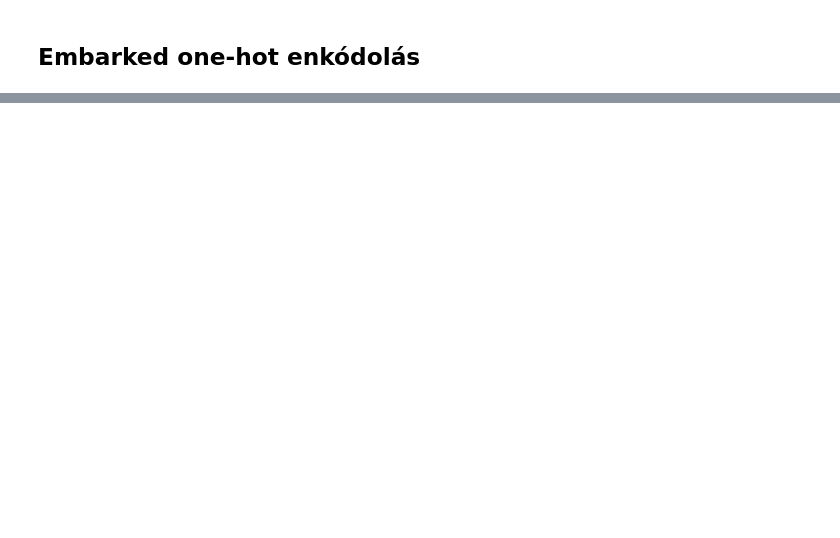
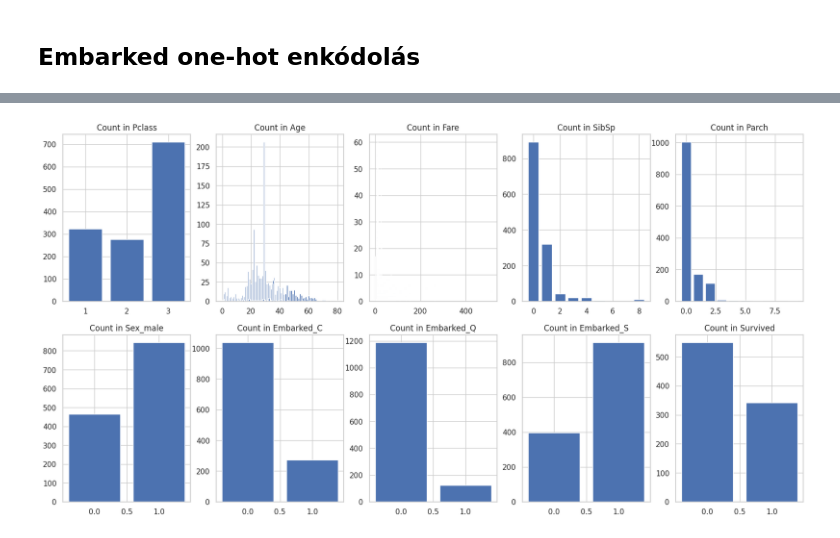
Before and after one commit to Taurusz1/Halado_Adatelemzes, a Jupyter notebook: Halado_Adatelemzes_HF.ipynb, the cells around one changed output, grey strips where cells are left out. Saved outputs shown, nothing was run; the diff lists cells and outputs as text; code cells hidden in the pictures; blank space fills up the shorter version.

Commit message:
updated with visualization

```diff
--- a/Halado_Adatelemzes_HF.ipynb
+++ b/Halado_Adatelemzes_HF.ipynb
@@ -305,0 +360,18 @@ train_df[x_cols + y_cols].corr()
+# %%
+from matplotlib import pyplot as plt
+
+# A különböző oszlopokban megjelenő értékek darabszámai megjelenítve oszlopdiagrammok segítségével
+f,ax = plt.subplots(2,len(x_cols + y_cols)//2)
+f.set_size_inches(20,10)
+for i in range(len(x_cols + y_cols)):
+    row = i // (len(x_cols + y_cols) // 2)
+    col = i % (len(x_cols + y_cols) // 2)
+    column = (x_cols + y_cols)[i]
+    value_counts = df[column].value_counts()
+    #print(value_counts)
+    ax[row, col].bar(value_counts.index, value_counts.values)
+    ax[row, col].set_title(f'Count in {column}')
+    ax[row, col]
+plt.show()
+# %% [output]
+[figure, added]
```
Also changed, not shown: parts of 31 cells of this notebook.
